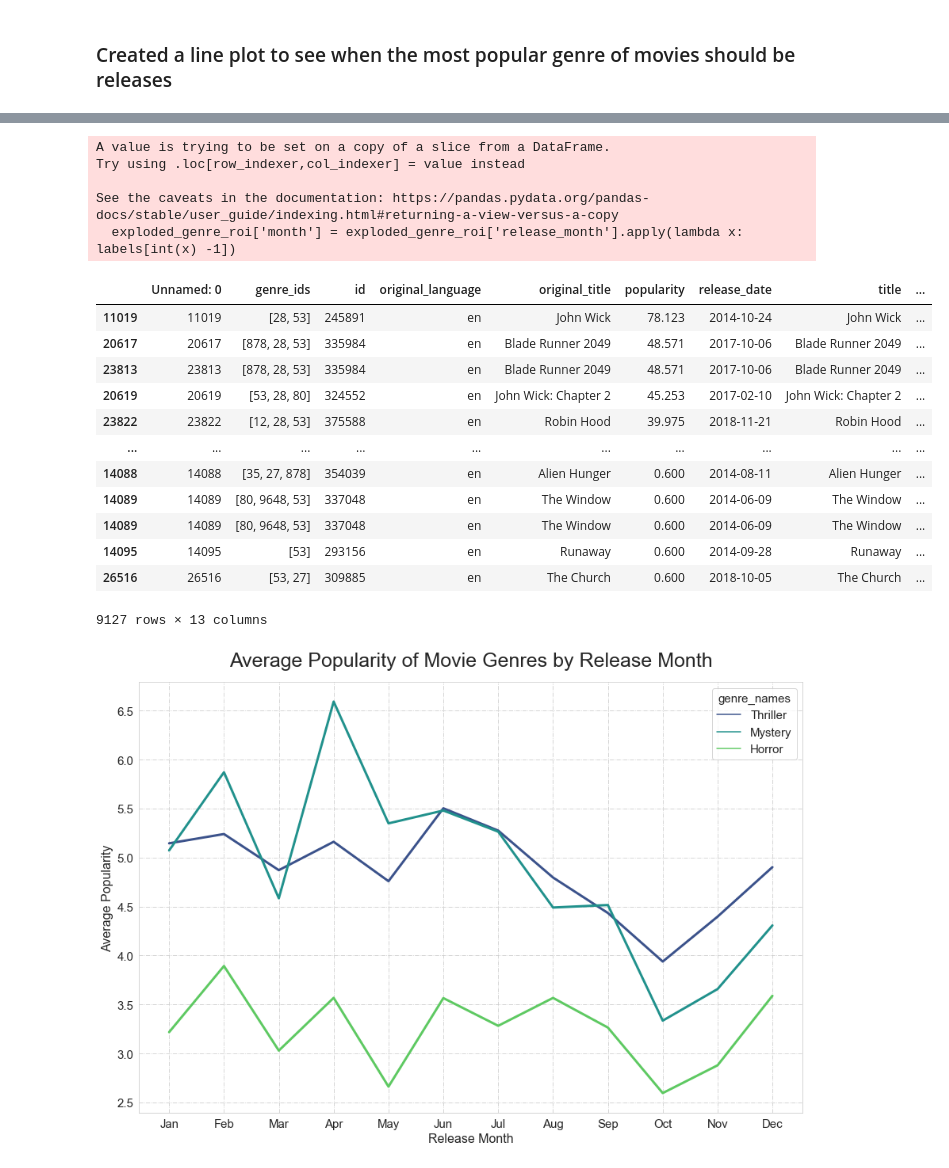
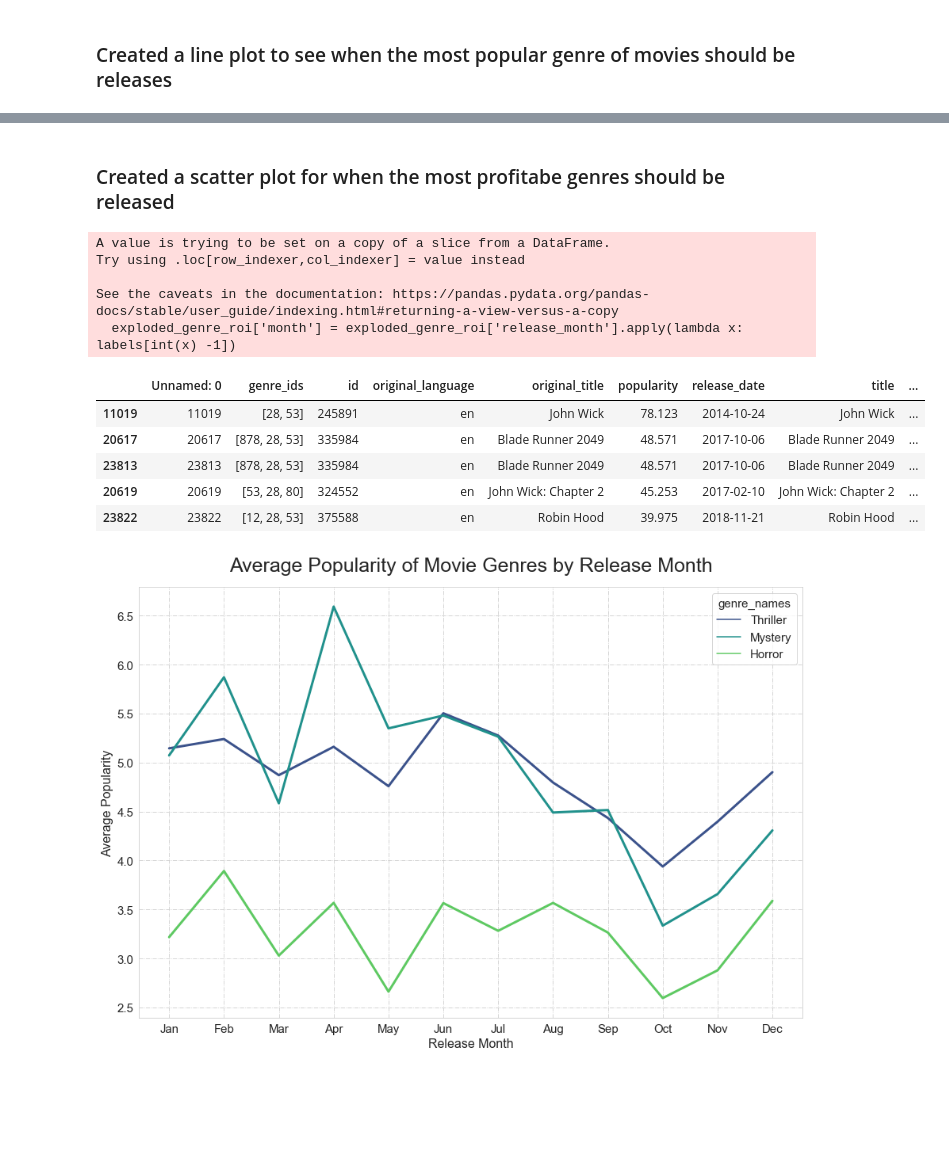
Before and after one commit to LaibahAshfaq/Microsoft-Movie-Analysis-Project, a Jupyter notebook: Final_Notebook.ipynb, the cells around one changed output, grey strips where cells are left out. Saved outputs shown, nothing was run; the diff lists cells and outputs as text; code cells hidden in the pictures; blank space fills up the shorter version.

```diff
--- a/Final_Notebook.ipynb
+++ b/Final_Notebook.ipynb
@@ -317 +310,3 @@ plt.savefig("Average popularity of movie by release month_horror.jpg", bbox_inch
+# %% [markdown]
+### Created a scatter plot for when the most profitabe genres should be released
 # %%
@@ -318,27 +314,21 @@ plt.savefig("Average popularity of movie by release month_horror.jpg", bbox_inch
 exploded_genre_roi = exploded_genre_df.loc[(exploded_genre_df['genre_names'] == "Mystery") | (exploded_genre_df['genre_names'] == "Horror")| (exploded_genre_df['genre_names'] == "Thriller")]
 # %%
+#made labels for the corresponding months and also applied a function to reset the index
 labels = ["Jan","Feb","Mar","Apr","May","Jun","Jul","Aug","Sep","Oct","Nov","Dec"]
 exploded_genre_roi['month'] = exploded_genre_roi['release_month'].apply(lambda x: labels[int(x) -1])
-exploded_genre_roi
+exploded_genre_roi.head()
 # %% [output]
 A value is trying to be set on a copy of a slice from a DataFrame.
 Try using .loc[row_indexer,col_indexer] = value instead
 
 See the caveats in the documentation: https://pandas.pydata.org/pandas-docs/stable/user_guide/indexing.html#returning-a-view-versus-a-copy
   exploded_genre_roi['month'] = exploded_genre_roi['release_month'].apply(lambda x: labels[int(x) -1])
 |  | Unnamed: 0 | genre_ids | id | original_language | original_title | popularity | release_date | title | ... |
 | 11019 | 11019 | [28, 53] | 245891 | en | John Wick | 78.123 | 2014-10-24 | John Wick | ... |
 | 20617 | 20617 | [878, 28, 53] | 335984 | en | Blade Runner 2049 | 48.571 | 2017-10-06 | Blade Runner 2049 | ... |
 | 23813 | 23813 | [878, 28, 53] | 335984 | en | Blade Runner 2049 | 48.571 | 2017-10-06 | Blade Runner 2049 | ... |
 | 20619 | 20619 | [53, 28, 80] | 324552 | en | John Wick: Chapter 2 | 45.253 | 2017-02-10 | John Wick: Chapter 2 | ... |
 | 23822 | 23822 | [12, 28, 53] | 375588 | en | Robin Hood | 39.975 | 2018-11-21 | Robin Hood | ... |
-| ... | ... | ... | ... | ... | ... | ... | ... | ... | ... |
-| 14088 | 14088 | [35, 27, 878] | 354039 | en | Alien Hunger | 0.600 | 2014-08-11 | Alien Hunger | ... |
-| 14089 | 14089 | [80, 9648, 53] | 337048 | en | The Window | 0.600 | 2014-06-09 | The Window | ... |
-| 14089 | 14089 | [80, 9648, 53] | 337048 | en | The Window | 0.600 | 2014-06-09 | The Window | ... |
-| 14095 | 14095 | [53] | 293156 | en | Runaway | 0.600 | 2014-09-28 | Runaway | ... |
-| 26516 | 26516 | [53, 27] | 309885 | en | The Church | 0.600 | 2018-10-05 | The Church | ... |
-9127 rows × 13 columns
 # %%
 fix, ax = plt.subplots(figsize=(15,10))
 sns.lineplot(x = "month", y = "popularity", data= exploded_genre_roi,
```
Also changed, not shown: parts of 23 cells of this notebook, 7 other files.
